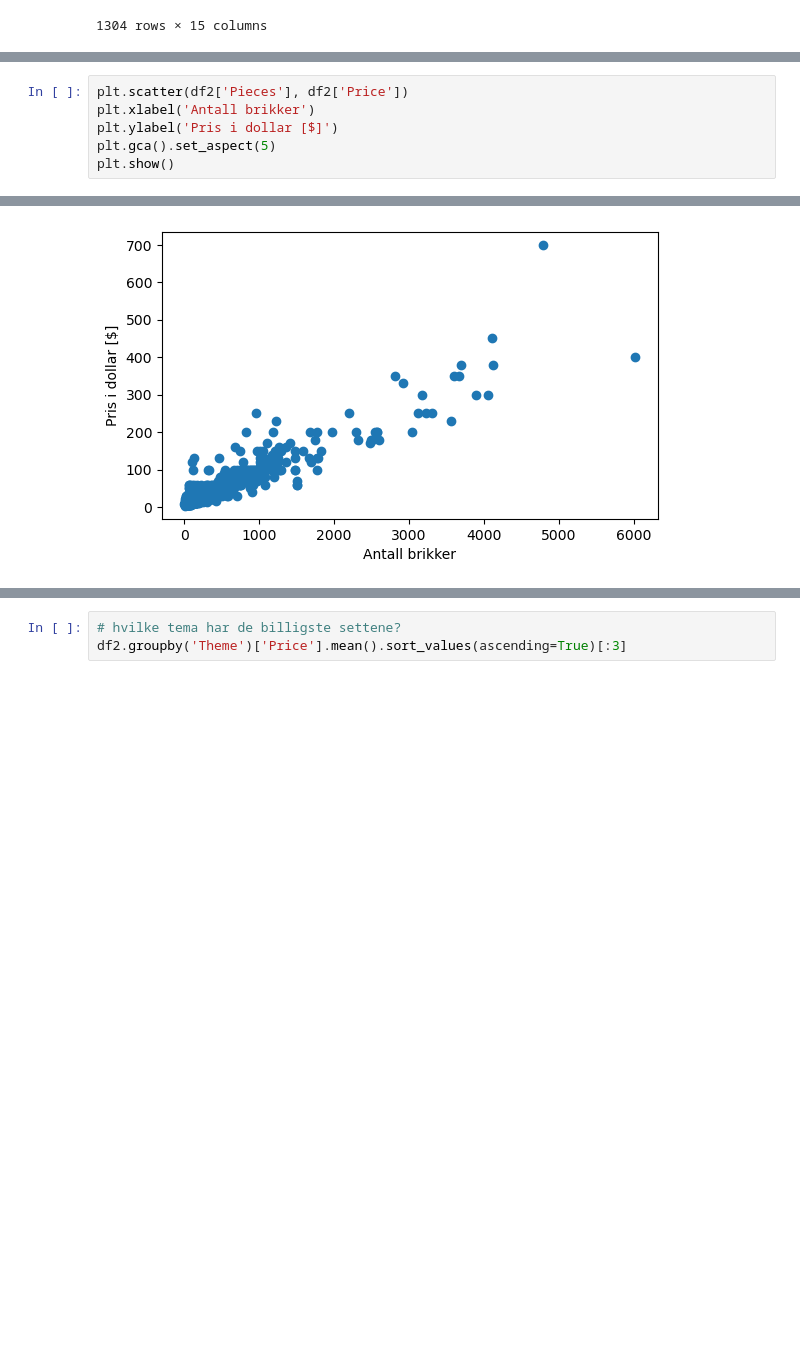
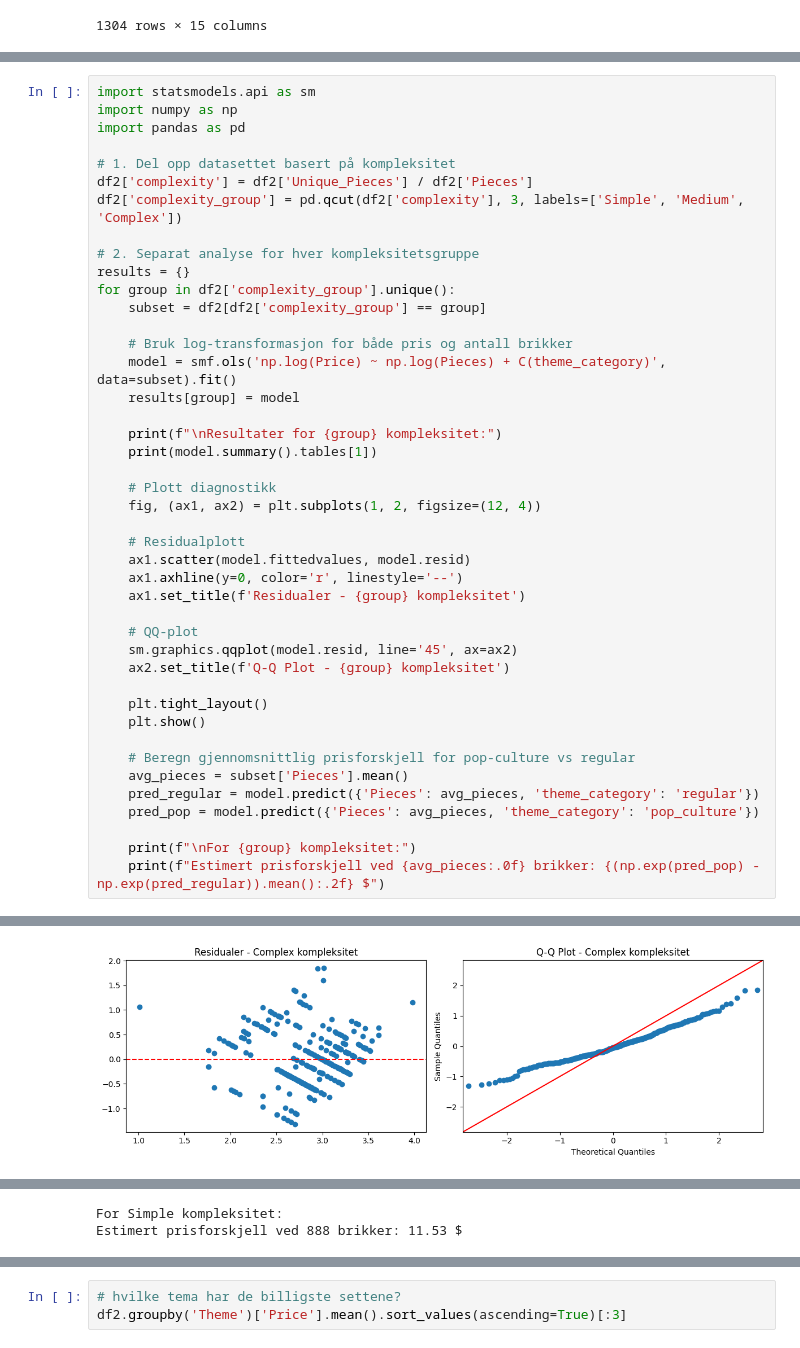
Before and after one commit to christianstensoe/ISTT1003-prosjekt-16, a Jupyter notebook: oppg1.ipynb, the cells around one changed output, grey strips where cells are left out. Drawn from its saved outputs; the diff is of its cells as text; blank space fills up the shorter version.

```diff
--- a/oppg1.ipynb
+++ b/oppg1.ipynb
@@ -105,7 +385,44 @@ plt.show()
 # %%
-plt.scatter(df2['Pieces'], df2['Price'])
-plt.xlabel('Antall brikker')
-plt.ylabel('Pris i dollar [$]')
-plt.gca().set_aspect(5)
-plt.show()
+import statsmodels.api as sm
+import numpy as np
+import pandas as pd
+
+# 1. Del opp datasettet basert på kompleksitet
+df2['complexity'] = df2['Unique_Pieces'] / df2['Pieces']
+df2['complexity_group'] = pd.qcut(df2['complexity'], 3, labels=['Simple', 'Medium', 'Complex'])
+
+# 2. Separat analyse for hver kompleksitetsgruppe
+results = {}
+for group in df2['complexity_group'].unique():
+    subset = df2[df2['complexity_group'] == group]
+
+    # Bruk log-transformasjon for både pris og antall brikker
+    model = smf.ols('np.log(Price) ~ np.log(Pieces) + C(theme_category)', data=subset).fit()
+    results[group] = model
+
+    print(f"\nResultater for {group} kompleksitet:")
+    print(model.summary().tables[1])
+
+    # Plott diagnostikk
+    fig, (ax1, ax2) = plt.subplots(1, 2, figsize=(12, 4))
+
+    # Residualplott
+    ax1.scatter(model.fittedvalues, model.resid)
+    ax1.axhline(y=0, color='r', linestyle='--')
+    ax1.set_title(f'Residualer - {group} kompleksitet')
+
+    # QQ-plot
+    sm.graphics.qqplot(model.resid, line='45', ax=ax2)
+    ax2.set_title(f'Q-Q Plot - {group} kompleksitet')
+
+    plt.tight_layout()
+    plt.show()
+
+    # Beregn gjennomsnittlig prisforskjell for pop-culture vs regular
+    avg_pieces = subset['Pieces'].mean()
+    pred_regular = model.predict({'Pieces': avg_pieces, 'theme_category': 'regular'})
+    pred_pop = model.predict({'Pieces': avg_pieces, 'theme_category': 'pop_culture'})
+
+    print(f"\nFor {group} kompleksitet:")
+    print(f"Estimert prisforskjell ved {avg_pieces:.0f} brikker: {(np.exp(pred_pop) - np.exp(pred_regular)).mean():.2f} $")
 # %% [output]
@@ -112 +438 @@ plt.show()
-[figure, old version]
+[figure, new version]
@@ -112,0 +465,2 @@ plt.show()
+For Simple kompleksitet:
+Estimert prisforskjell ved 888 brikker: 11.53 $
```
Also changed, not shown: parts of 10 cells of this notebook, 1 other file.
